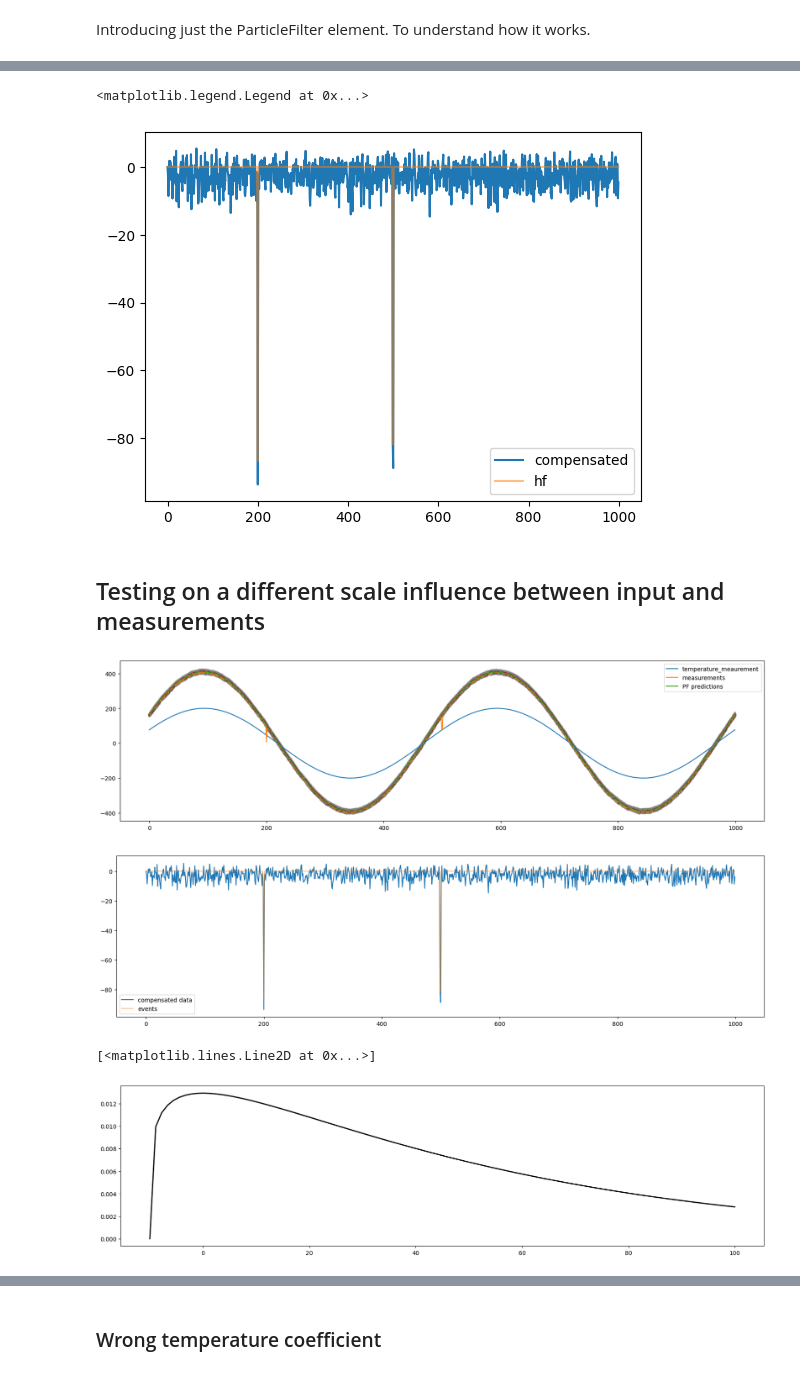
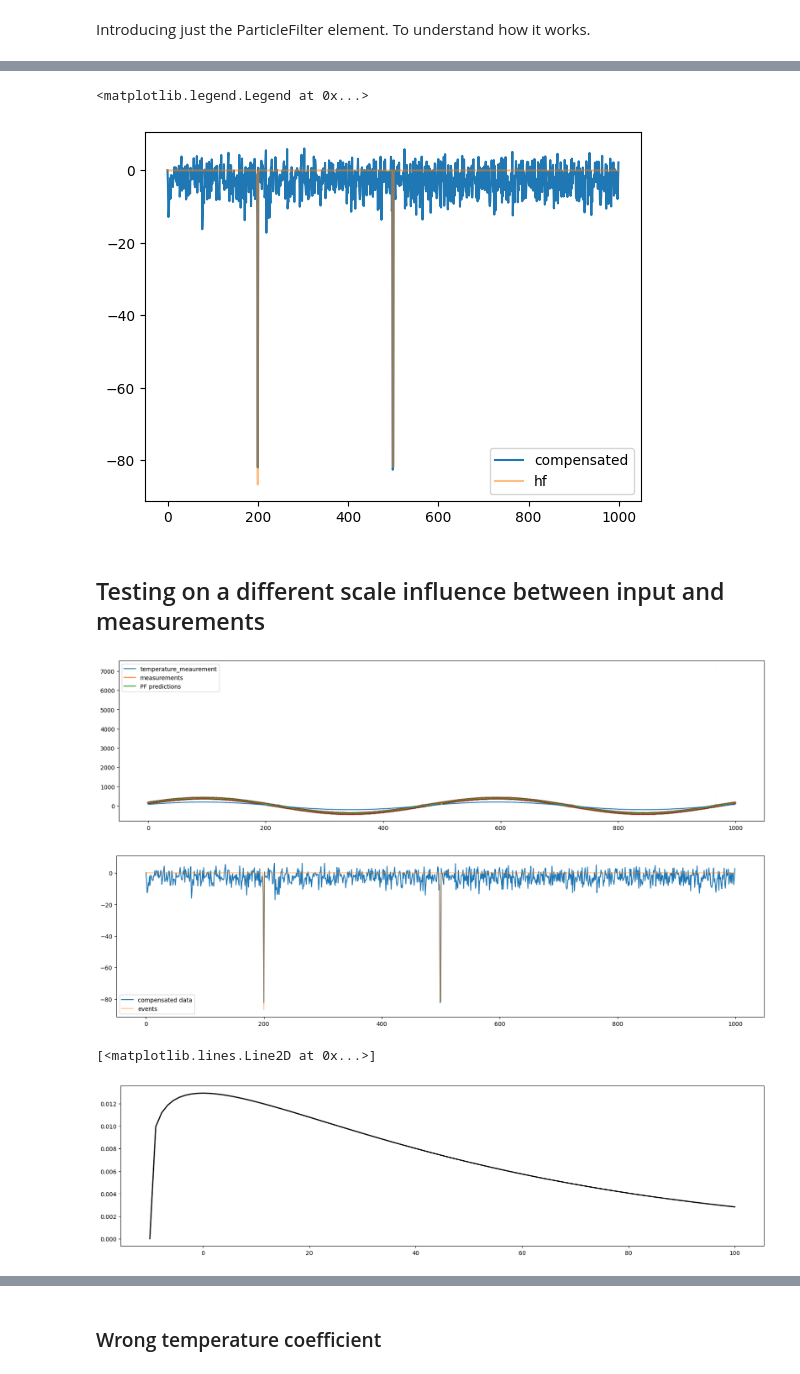
Before and after one commit to OWI-Lab/filter_tc, a Jupyter notebook: notebooks/Basic_testing_compression.ipynb, the cells around one changed output, grey strips where cells are left out. Drawn from its saved outputs; the diff is of its cells as text; code cells hidden in the pictures.

```diff
--- a/notebooks/Basic_testing_compression.ipynb
+++ b/notebooks/Basic_testing_compression.ipynb
@@ -105,7 +99,7 @@ pf = ParticleFilter(
     num_particles=num_particles,
     r_measurement_noise=5e1,
     q_process_noise=np.array([2, 1]),
-    scale=5e-3,
+    scale=1e-1,
     loc=-10,
     alpha = pf_alpha)
 
@@ -153,7 +147,7 @@ plt.plot(y_hf, label='hf', alpha=0.5)
 plt.legend()
 # %% [output]
 <matplotlib.legend.Legend at 0x...>
-[figure, old version]
+[figure, new version]
 # %% [markdown]
 ## Testing on a different scale influence between input and measurements
 # %%
@@ -167,7 +161,7 @@ pf = ParticleFilter(
     num_particles=num_particles,
     r_measurement_noise=5e1,
     q_process_noise=np.array([2, 1]),
-    scale=5e-3,
+    scale=1,
     loc=-10,
     alpha = pf_alpha)
 
@@ -179,35 +173,35 @@ pf.predictions = np.zeros(len(measurements))
 plt.figure(figsize=(20,5))
 for i, measurement in enumerate(measurements):
     pf.predict(input[:,i])
     #print(self.particles, self.weights)
     pf.update(measurement, loading=loading)
     #print(self.particles, self.weights)
     pf.simple_resample(loading=loading)
     #print(self.particles, self.weights)
     prediction, var = pf.estimate()
     #print(self.particles, self.weights)
     pf.predictions[i] = prediction
 
     plt.plot(np.ones(num_particles)*i,pf.particles[:,0], marker='.', color='gray', alpha=0.01, linestyle='')
     plt.plot(i, prediction, marker='.', color='r',alpha=0.5)
 
 plt.plot(y_lf, label='temperature_meaurement')
 plt.plot(measurements, label='measurements')
 plt.plot(pf.predictions, label='PF predictions')
 plt.legend()
 plt.show()
 plt.figure(figsize=(20,5))
 plt.plot(measurements - pf.predictions, label='compensated data')
 plt.plot(y_hf, alpha=0.5, label='events')
 plt.legend()
 plt.show()
 # plot noise ditribution
 plt.figure(figsize=(20,5))
 x = np.linspace(-10, 100, 100)
 plt.plot(x, pf.event_distribution.pdf(x), 'k-', lw=2, label='frozen pdf')
 # %% [output]
-[figure, old version]
+[figure, new version]
-[figure, old version]
+[figure, new version]
 [<matplotlib.lines.Line2D at 0x...>]
 [figure]
 # %%
```
Also changed, not shown: parts of 11 cells of this notebook, 1 other file.
